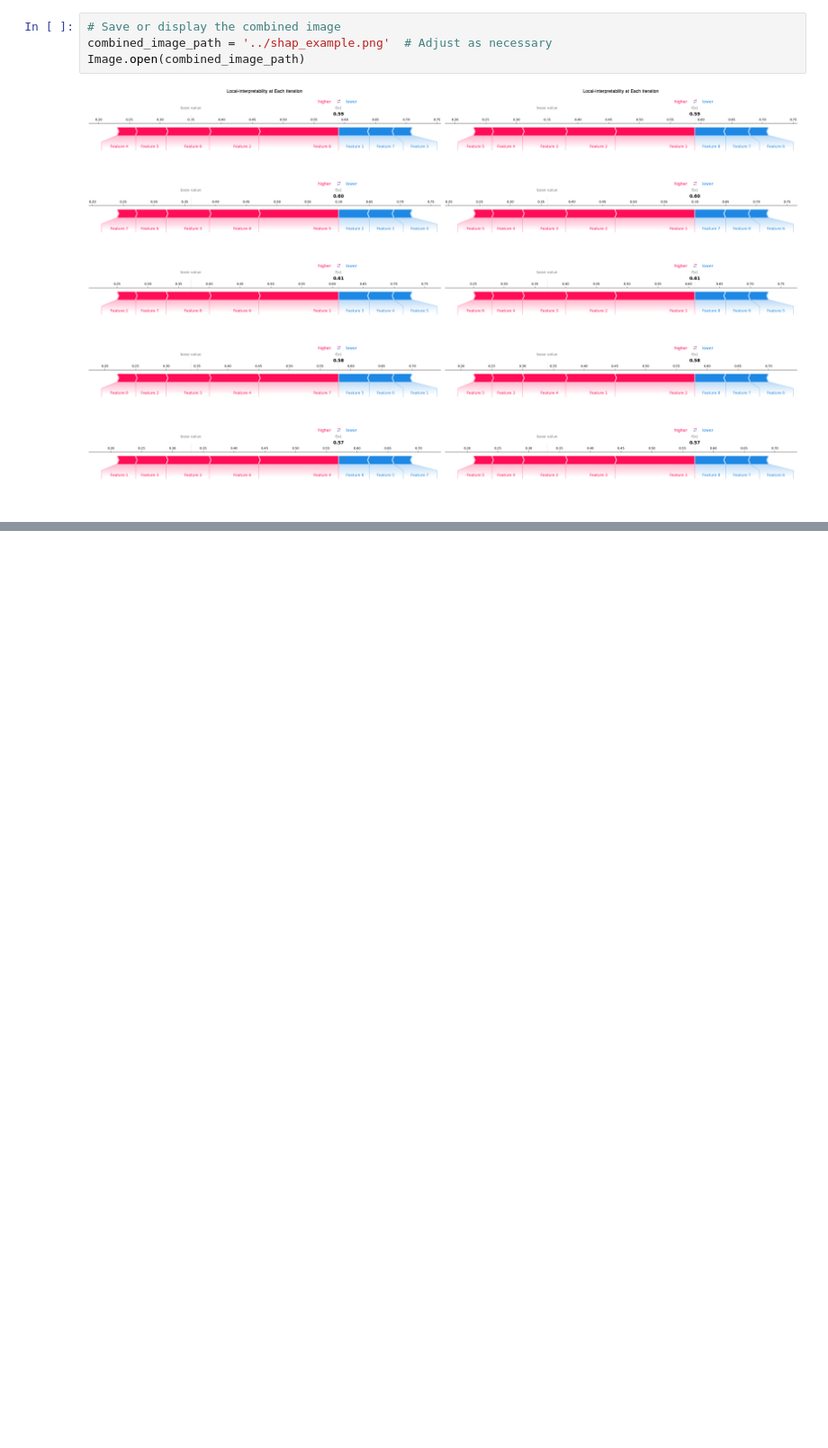
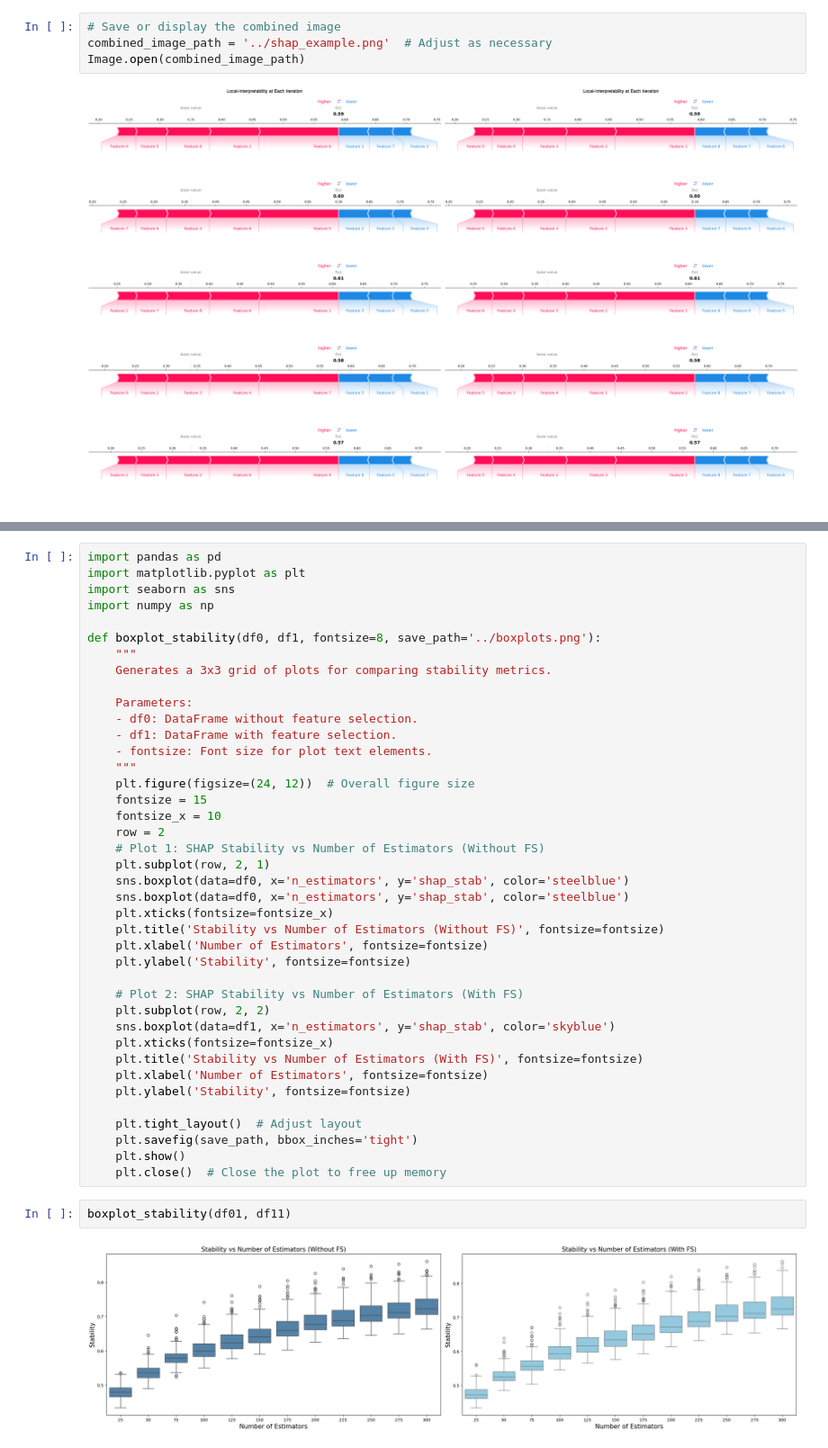
Before and after one commit to edo1691/ad_shap_stability, a Jupyter notebook: notebooks/00_03_imagenes_paper.ipynb, the cells around one changed output, grey strips where cells are left out. Shown at 90% size. Drawn from its saved outputs; the diff is of its cells as text; blank space fills up the shorter version.

Commit message:
# Plots

```diff
--- a/notebooks/00_03_imagenes_paper.ipynb
+++ b/notebooks/00_03_imagenes_paper.ipynb
@@ -256,3 +377,47 @@ df5['shap_stab'] = pd.to_numeric(df5['shap_stab'])
+# %%
+import pandas as pd
+import matplotlib.pyplot as plt
+import seaborn as sns
+import numpy as np
+
+def boxplot_stability(df0, df1, fontsize=8, save_path='../boxplots.png'):
+    """
+    Generates a 3x3 grid of plots for comparing stability metrics.
+
+    Parameters:
+    - df0: DataFrame without feature selection.
+    - df1: DataFrame with feature selection.
+    - fontsize: Font size for plot text elements.
+    """
+    plt.figure(figsize=(24, 12))  # Overall figure size
+    fontsize = 15
+    fontsize_x = 10
+    row = 2
+    # Plot 1: SHAP Stability vs Number of Estimators (Without FS)
+    plt.subplot(row, 2, 1)
+    sns.boxplot(data=df0, x='n_estimators', y='shap_stab', color='steelblue')
+    sns.boxplot(data=df0, x='n_estimators', y='shap_stab', color='steelblue')
+    plt.xticks(fontsize=fontsize_x)
+    plt.title('Stability vs Number of Estimators (Without FS)', fontsize=fontsize)
+    plt.xlabel('Number of Estimators', fontsize=fontsize)
+    plt.ylabel('Stability', fontsize=fontsize)
+
+    # Plot 2: SHAP Stability vs Number of Estimators (With FS)
+    plt.subplot(row, 2, 2)
+    sns.boxplot(data=df1, x='n_estimators', y='shap_stab', color='skyblue')
+    plt.xticks(fontsize=fontsize_x)
+    plt.title('Stability vs Number of Estimators (With FS)', fontsize=fontsize)
+    plt.xlabel('Number of Estimators', fontsize=fontsize)
+    plt.ylabel('Stability', fontsize=fontsize)
+
+    plt.tight_layout()  # Adjust layout
+    plt.savefig(save_path, bbox_inches='tight')
+    plt.show()
+    plt.close()  # Close the plot to free up memory
+# %%
+boxplot_stability(df01, df11)
+# %% [output]
+[figure, added]
 # %%
 import pandas as pd
 import matplotlib.pyplot as plt
```
Also changed, not shown: parts of 12 cells of this notebook, 2 other files.
